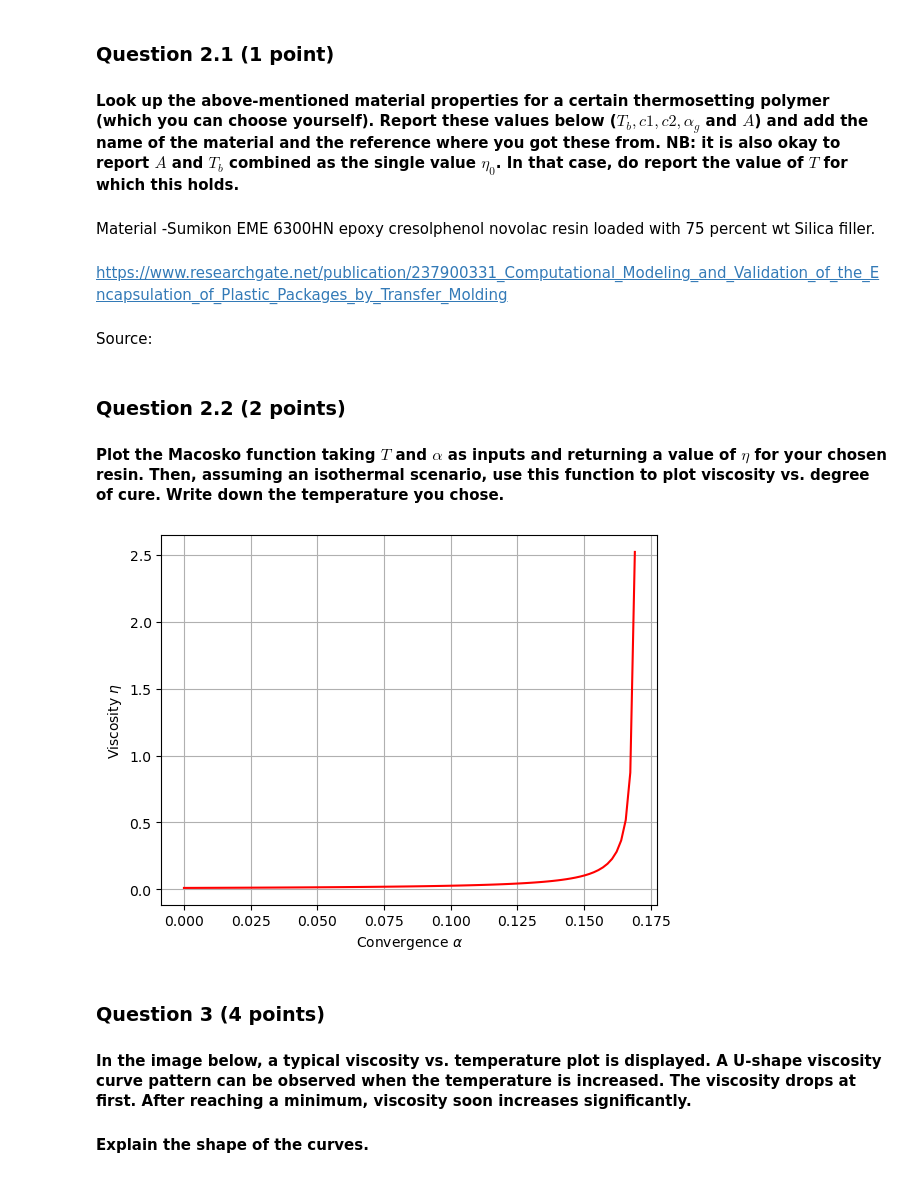
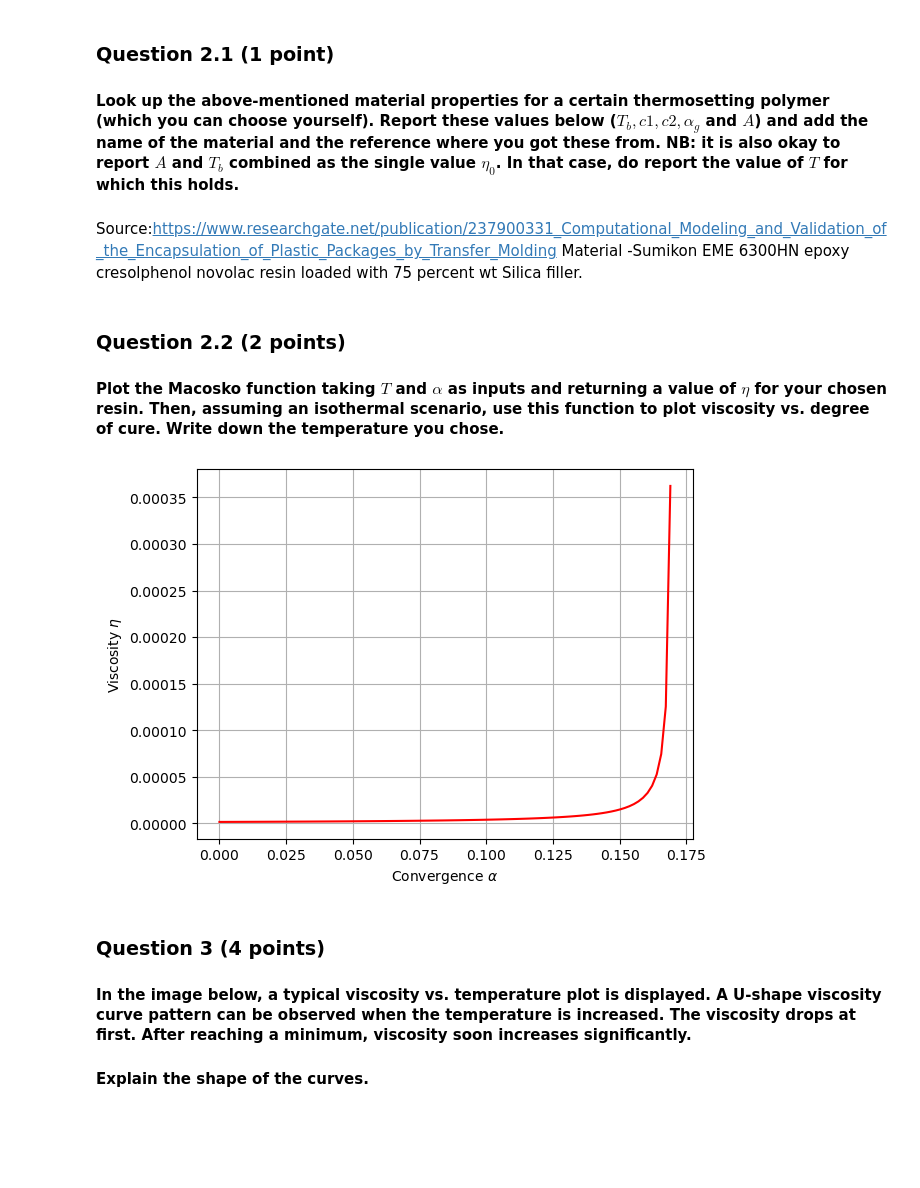
Before and after one commit to ocarpentier/PCM, a Jupyter notebook: Rheokinetics/Notebook Rheokinetics.ipynb, the cells around one changed output. Cells and saved outputs as stored; diff of their text form; code cells hidden in the pictures; blank space fills up the shorter version.

```diff
--- a/Rheokinetics/Notebook Rheokinetics.ipynb
+++ b/Rheokinetics/Notebook Rheokinetics.ipynb
@@ -34,34 +34,31 @@ c2=0.2
 ag=0.17
 A=1.78e-7
 # %% [markdown]
+Source:https://www.researchgate.net/publication/237900331_Computational_Modeling_and_Validation_of_the_Encapsulation_of_Plastic_Packages_by_Transfer_Molding
  Material -Sumikon EME 6300HN epoxy cresolphenol novolac resin loaded with 75 percent wt Silica filler.
-# %% [markdown]
-https://www.researchgate.net/publication/237900331_Computational_Modeling_and_Validation_of_the_Encapsulation_of_Plastic_Packages_by_Transfer_Molding
-# %% [markdown]
-Source:
 # %% [markdown]
 ### Question 2.2 (2 points)
 
 #### Plot the Macosko function taking $T$ and $\alpha$ as inputs and returning a value of $\eta$ for your chosen resin. Then, assuming an isothermal scenario, use this function to plot viscosity vs. degree of cure. Write down the temperature you chose.
 # %%
 
-Tc = 200
+Tc = 300
 Tk=Tc+273
 def N(Tc, A, TB):
- n_0 = A * np.exp(Tb/Tc)
- return n_0
+ s= A * np.exp(Tb/Tc)
+ return s
 def n(Tc, a, ag, n0, A, TB, c1, c2 ):
  n = A * N(Tc, A, TB) * (ag/(ag-a)) ** (c1 + c2 * a)
  return n
 a = np.linspace(0, ag-0.001, 100)
 nu = n(Tc, a, ag, N, A, Tb, c1, c2 )
 pl0t.plot( a, nu, "r-")
 pl0t.xlabel(r"Convergence $\alpha$")
 pl0t.ylabel(r"Viscosity $\eta$")
 pl0t.grid()
 pl0t.show()
 # %% [output]
-[figure, old version]
+[figure, new version]
 # %% [markdown]
 ### Question 3 (4 points)
 
```
Also changed, not shown: parts of 4 cells of this notebook, 1 other file.
